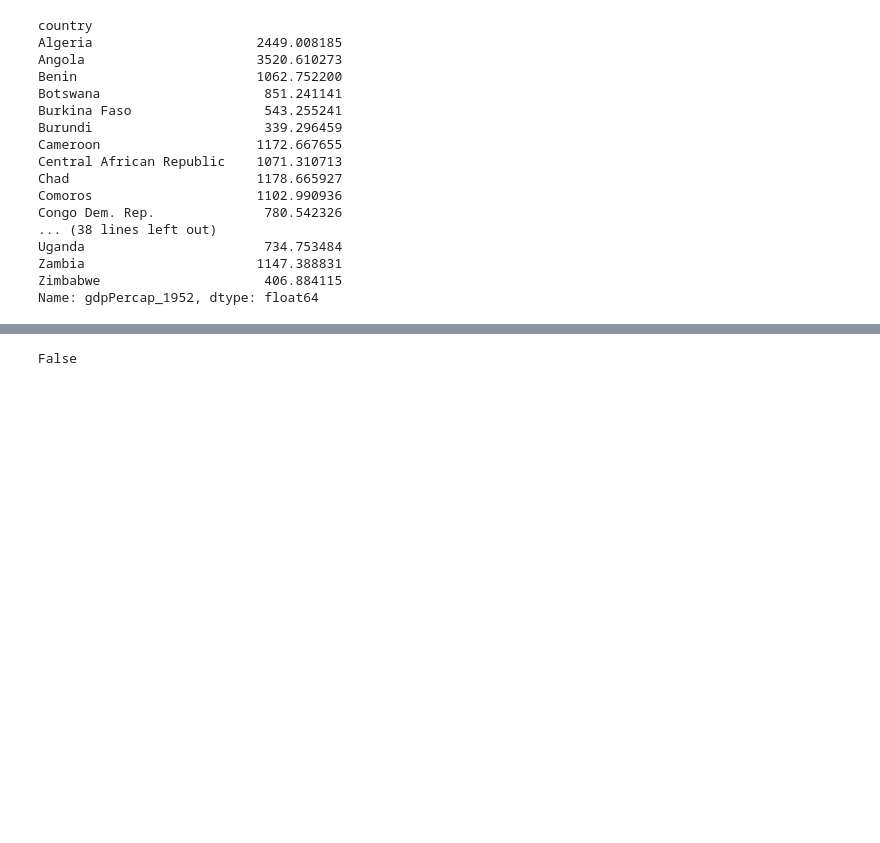
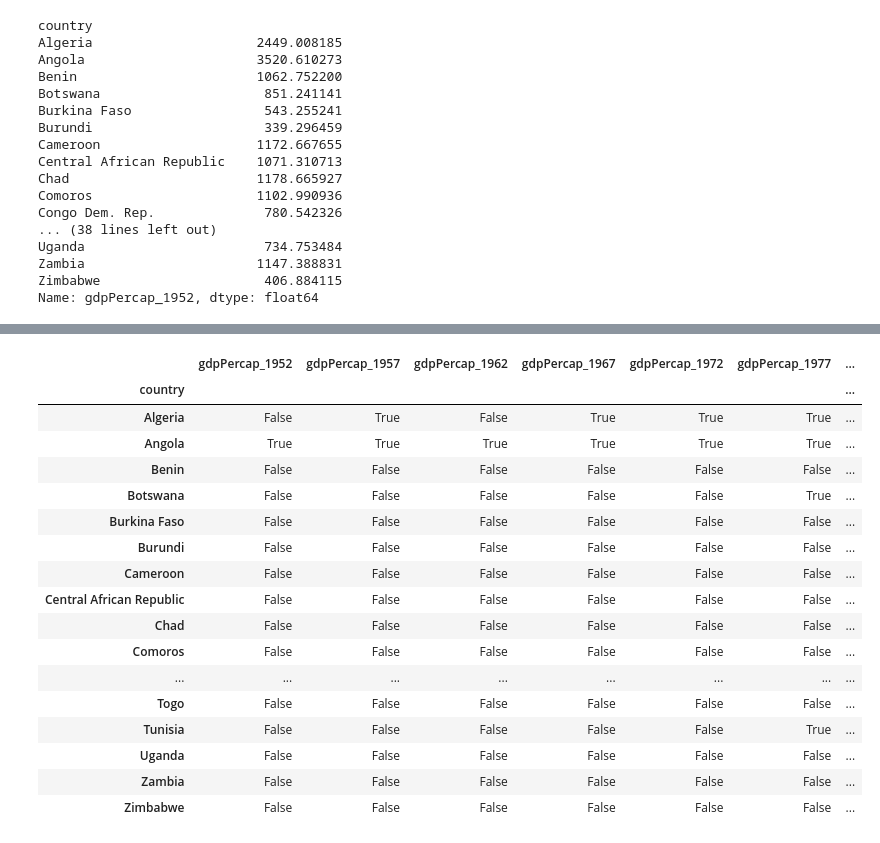
Before and after one commit to pvanheus/2016-10-05-riverclub-python, a Jupyter notebook: Session3.ipynb, the cells around one changed output, grey strips where cells are left out. Cells and saved outputs as stored; diff of their text form; code cells hidden in the pictures; blank space fills up the shorter version.

```diff
--- a/Session3.ipynb
+++ b/Session3.ipynb
@@ -245,4 +261,21 @@ Name: gdpPercap_1952, dtype: float64
 # %%
-africa_data.
+africa_data > 3000
 # %% [output]
-False
+|  | gdpPercap_1952 | gdpPercap_1957 | gdpPercap_1962 | gdpPercap_1967 | gdpPercap_1972 | gdpPercap_1977 | ... |
+| country |  |  |  |  |  |  | ... |
+| Algeria | False | True | False | True | True | True | ... |
+| Angola | True | True | True | True | True | True | ... |
+| Benin | False | False | False | False | False | False | ... |
+| Botswana | False | False | False | False | False | True | ... |
+| Burkina Faso | False | False | False | False | False | False | ... |
+| Burundi | False | False | False | False | False | False | ... |
+| Cameroon | False | False | False | False | False | False | ... |
+| Central African Republic | False | False | False | False | False | False | ... |
+| Chad | False | False | False | False | False | False | ... |
+| Comoros | False | False | False | False | False | False | ... |
+| ... | ... | ... | ... | ... | ... | ... | ... |
+| Togo | False | False | False | False | False | False | ... |
+| Tunisia | False | False | False | False | False | True | ... |
+| Uganda | False | False | False | False | False | False | ... |
+| Zambia | False | False | False | False | False | False | ... |
+| Zimbabwe | False | False | False | False | False | False | ... |
```
Also changed, not shown: parts of 1 cell of this notebook.
